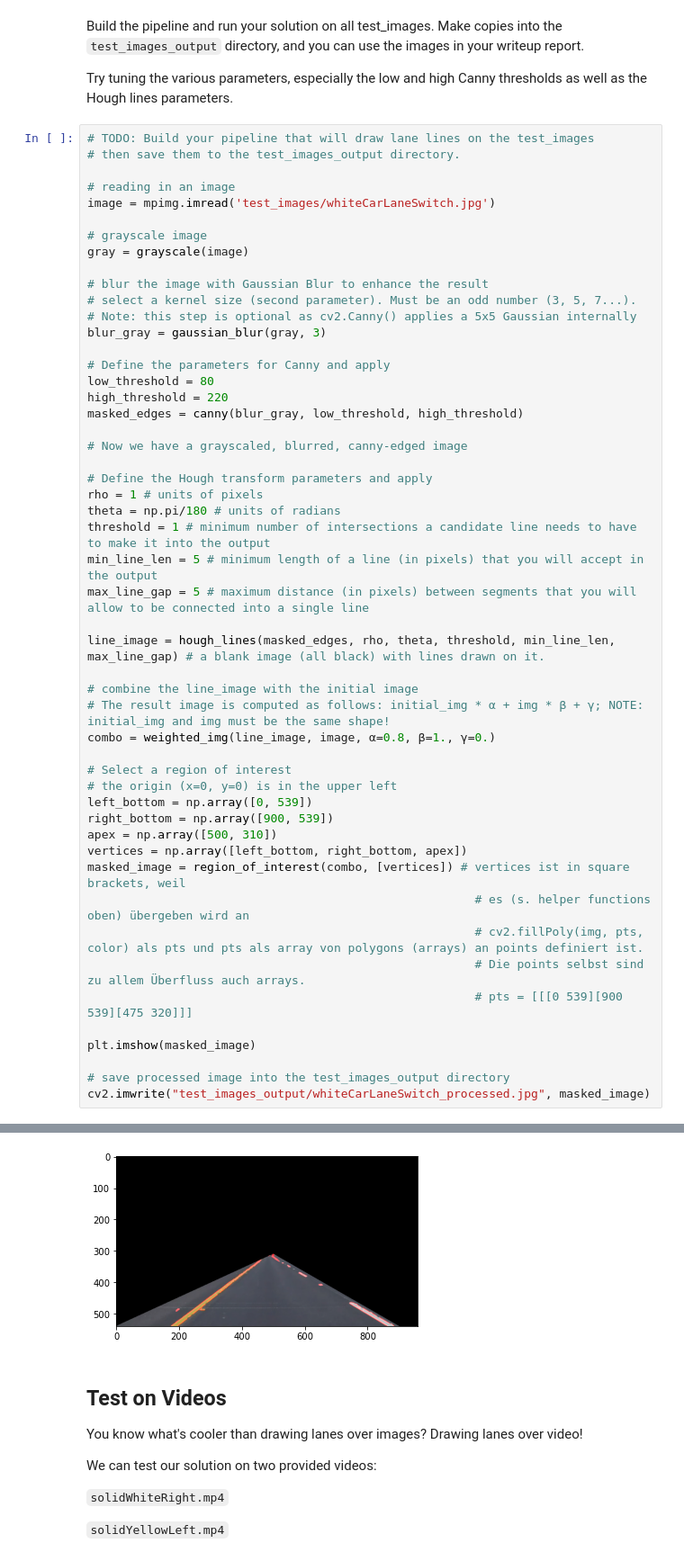
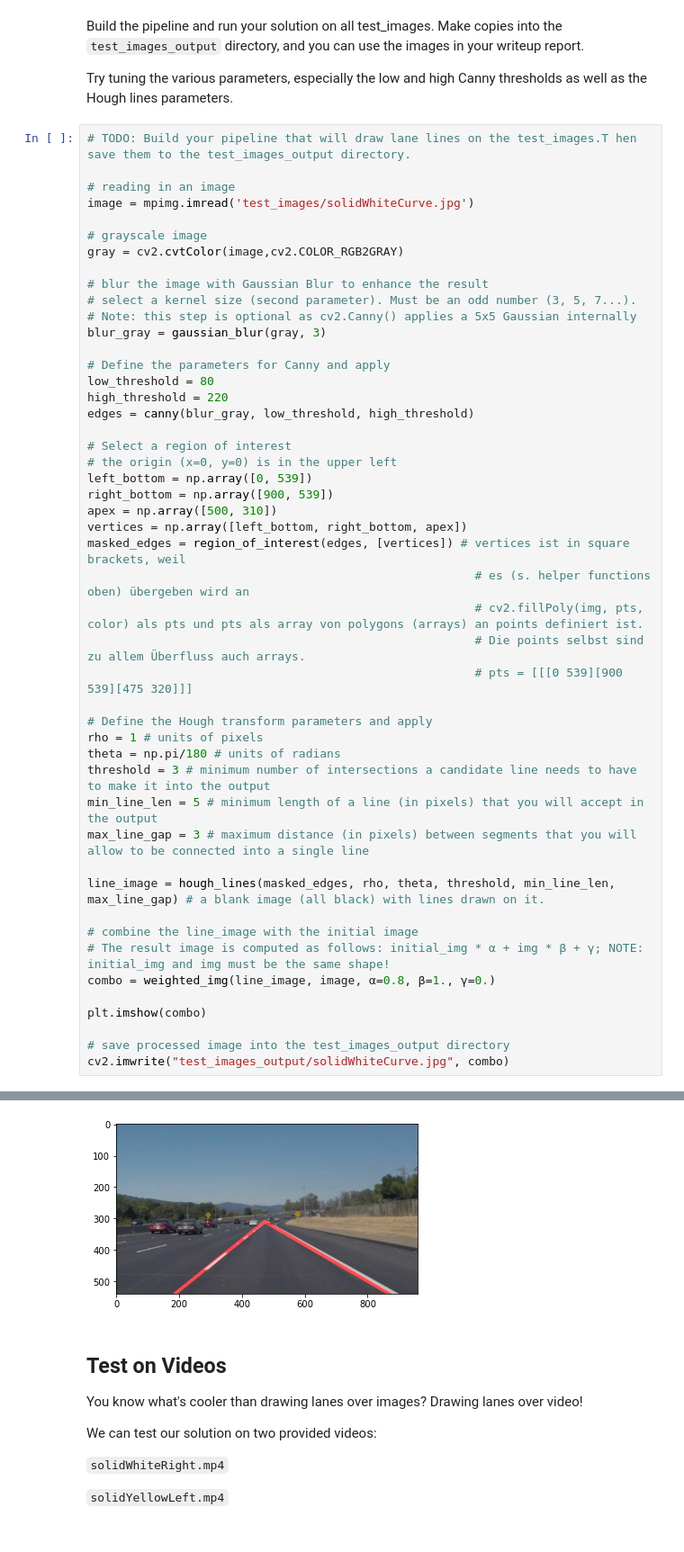
Before and after one commit to wolfgang-stefani/CarND-LaneLines-P1, a Jupyter notebook: P1.ipynb, the cells around one changed output, grey strips where cells are left out. Shown: that part at 90% size. Saved outputs shown, nothing was run; the diff lists cells and outputs as text.

```diff
--- a/P1.ipynb
+++ b/P1.ipynb
@@ -240,59 +241,56 @@ Build the pipeline and run your solution on all test_images. Make copies into th
 
 Try tuning the various parameters, especially the low and high Canny thresholds as well as the Hough lines parameters.
 # %%
-# TODO: Build your pipeline that will draw lane lines on the test_images
-# then save them to the test_images_output directory.
+# TODO: Build your pipeline that will draw lane lines on the test_images.T hen save them to the test_images_output directory.
 
 # reading in an image
-image = mpimg.imread('test_images/whiteCarLaneSwitch.jpg')
+image = mpimg.imread('test_images/solidWhiteCurve.jpg')
 
 # grayscale image
-gray = grayscale(image)
+gray = cv2.cvtColor(image,cv2.COLOR_RGB2GRAY)
 
 # blur the image with Gaussian Blur to enhance the result
 # select a kernel size (second parameter). Must be an odd number (3, 5, 7...).
 # Note: this step is optional as cv2.Canny() applies a 5x5 Gaussian internally
 blur_gray = gaussian_blur(gray, 3)
 
 # Define the parameters for Canny and apply
 low_threshold = 80
 high_threshold = 220
-masked_edges = canny(blur_gray, low_threshold, high_threshold)
+edges = canny(blur_gray, low_threshold, high_threshold)
 
-# Now we have a grayscaled, blurred, canny-edged image
+# Select a region of interest
+# the origin (x=0, y=0) is in the upper left
+left_bottom = np.array([0, 539])
+right_bottom = np.array([900, 539])
+apex = np.array([500, 310])
+vertices = np.array([left_bottom, right_bottom, apex])
+masked_edges = region_of_interest(edges, [vertices]) # vertices ist in square brackets, weil
+                                                       # es (s. helper functions oben) übergeben wird an
+                                                       # cv2.fillPoly(img, pts, color) als pts und pts als array von polygons (arrays) an points definiert ist.
+                                                       # Die points selbst sind zu allem Überfluss auch arrays.
+                                                       # pts = [[[0 539][900 539][475 320]]]
 
 # Define the Hough transform parameters and apply
 rho = 1 # units of pixels
 theta = np.pi/180 # units of radians
-threshold = 1 # minimum number of intersections a candidate line needs to have to make it into the output
+threshold = 3 # minimum number of intersections a candidate line needs to have to make it into the output
 min_line_len = 5 # minimum length of a line (in pixels) that you will accept in the output
-max_line_gap = 5 # maximum distance (in pixels) between segments that you will allow to be connected into a single line
+max_line_gap = 3 # maximum distance (in pixels) between segments that you will allow to be connected into a single line
 
 line_image = hough_lines(masked_edges, rho, theta, threshold, min_line_len, max_line_gap) # a blank image (all black) with lines drawn on it.
 
 # combine the line_image with the initial image
 # The result image is computed as follows: initial_img * α + img * β + γ; NOTE: initial_img and img must be the same shape!
 combo = weighted_img(line_image, image, α=0.8, β=1., γ=0.)
 
-# Select a region of interest
-# the origin (x=0, y=0) is in the upper left
-left_bottom = np.array([0, 539])
-right_bottom = np.array([900, 539])
-apex = np.array([500, 310])
-vertices = np.array([left_bottom, right_bottom, apex])
-masked_image = region_of_interest(combo, [vertices]) # vertices ist in square brackets, weil
-                                                       # es (s. helper functions oben) übergeben wird an
-                                                       # cv2.fillPoly(img, pts, color) als pts und pts als array von polygons (arrays) an points definiert ist.
-                                                       # Die points selbst sind zu allem Überfluss auch arrays.
-                                                       # pts = [[[0 539][900 539][475 320]]]
-
-plt.imshow(masked_image)
+plt.imshow(combo)
 
 # save processed image into the test_images_output directory
-cv2.imwrite("test_images_output/whiteCarLaneSwitch_processed.jpg", masked_image)
+cv2.imwrite("test_images_output/solidWhiteCurve.jpg", combo)
 # %% [output]
 True
-[figure, old version]
+[figure, new version]
 # %% [markdown]
 ## Test on Videos
 
```
Also changed, not shown: parts of 6 cells of this notebook, 15 other files.
